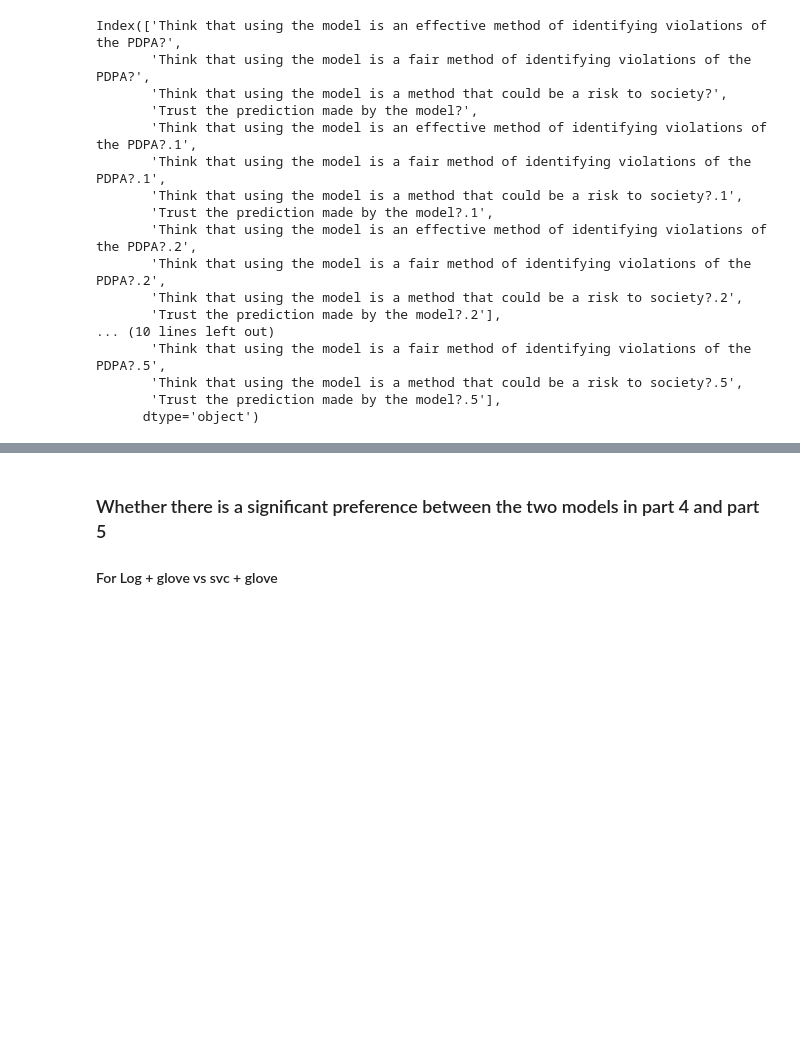
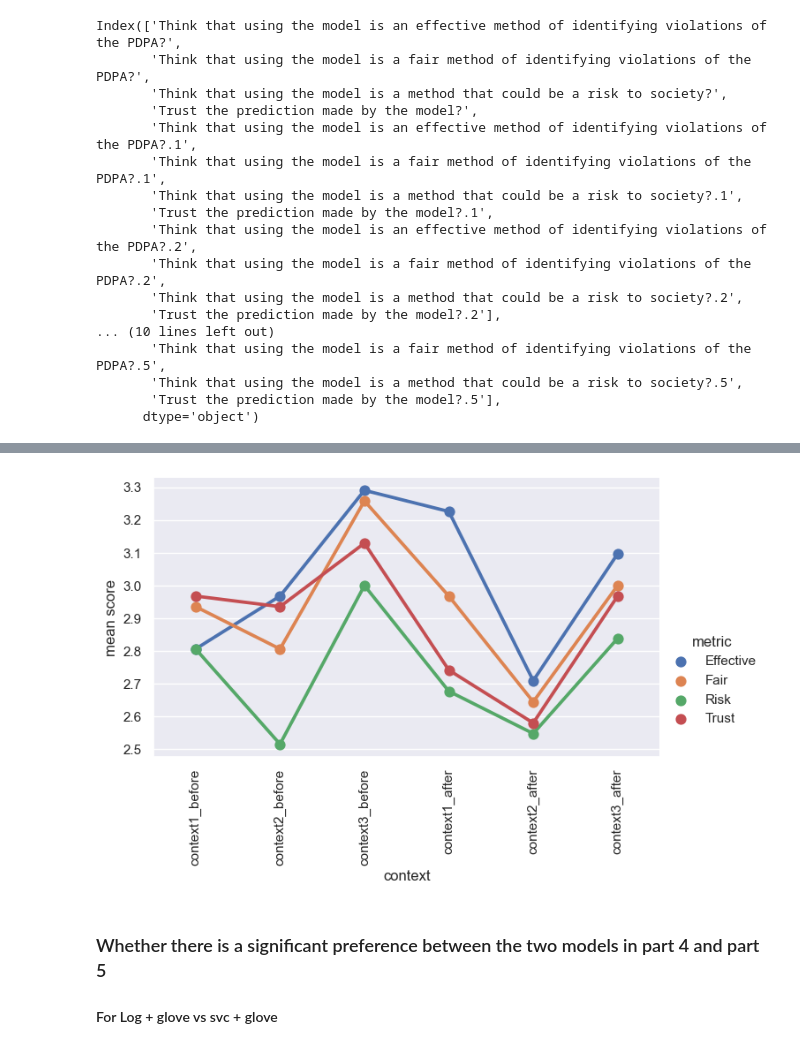
Before and after one commit to TristanKoh/capstone-repo, a Jupyter notebook: code/survey_results.ipynb, the cells around one changed output, grey strips where cells are left out. Cells and saved outputs as stored; diff of their text form; code cells hidden in the pictures; blank space fills up the shorter version.

```diff
--- a/code/survey_results.ipynb
+++ b/code/survey_results.ipynb
@@ -886,0 +964,11 @@ plot_2_radar_charts(mean_context3_before, mean_context3_after, "Before", "After"
+# %%
+df_mean_context = pd.DataFrame(
+    {"metric" : ["Effective", "Fair", "Risk", "Trust"],
+    "context1_before" : mean_context1_before,
+     "context2_before" : mean_context2_before,
+     "context3_before" : mean_context3_before,
+     "context1_after" : mean_context1_after,
+     "context2_after" : mean_context2_after,
+     "context3_after" : mean_context3_after
+    }
+)
@@ -886,0 +983,4 @@ plot_2_radar_charts(mean_context3_before, mean_context3_after, "Before", "After"
+# %%
+df_mean_compare = pd.melt(df_mean_context, id_vars = ["metric"], value_vars = list(df_mean_context.columns), var_name="context", value_name="mean score")
+
+df_mean_compare.head()
@@ -887,3 +994,12 @@ plot_2_radar_charts(mean_context3_before, mean_context3_after, "Before", "After"
+# %%
+sns.set(rc={'figure.figsize':(10,6)})
+
+plot = sns.catplot(df_mean_compare, x = "context", y = "mean score", hue = "metric", kind = "point", height = 4, aspect = 10/6)
+
+for axes in plot.axes.flat:
+    _ = axes.set_xticklabels(axes.get_xticklabels(), rotation=90)
+# %% [output]
+[figure, added]
 # %% [markdown]
 ### Whether there is a significant preference between the two models in part 4 and part 5
 
```
Also changed, not shown: parts of 15 cells of this notebook, 15 other files.
